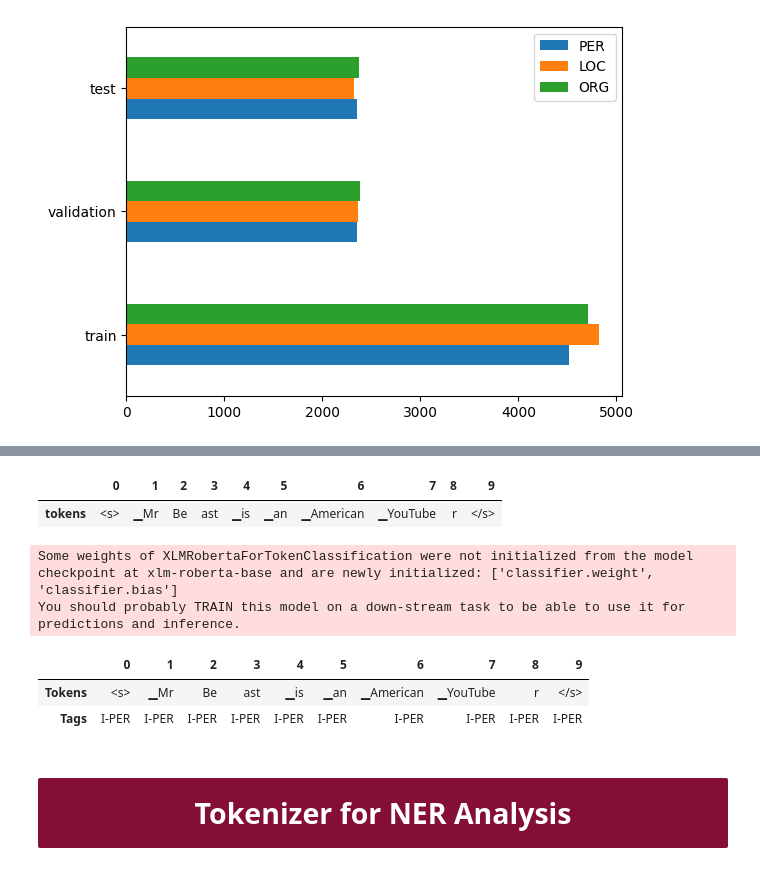
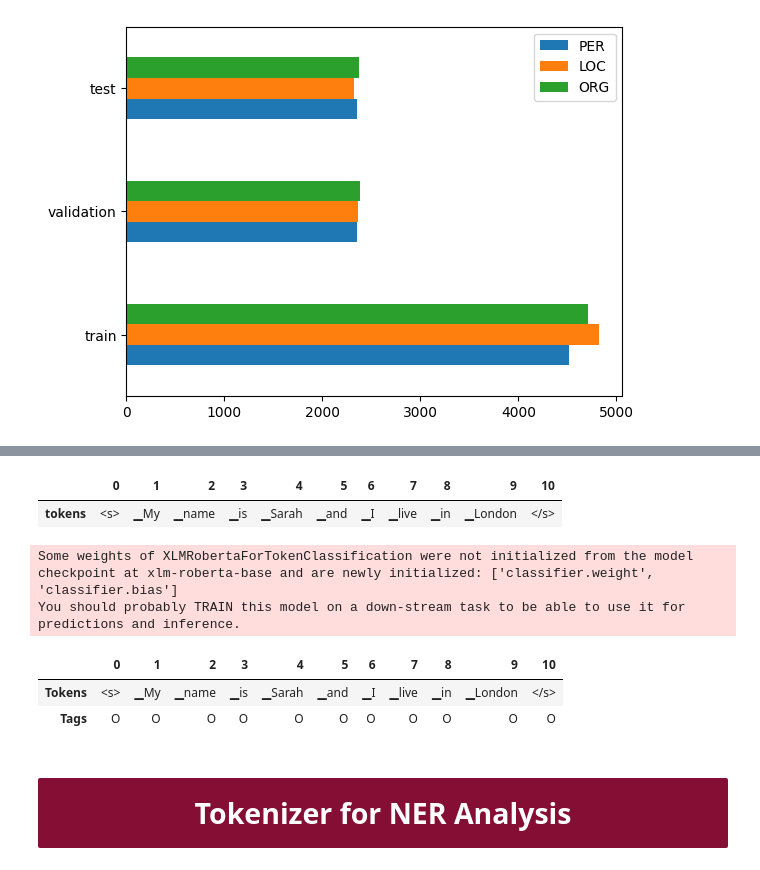
Before and after one commit to TirendazAcademy/Hugging-Face-Tutorials, a Jupyter notebook: Multilingual-NER-with-HuggingFace-and-Comet.ipynb, the cells around one changed output, grey strips where cells are left out. Saved outputs shown, nothing was run; the diff lists cells and outputs as text; code cells hidden in the pictures.

```diff
--- a/Multilingual-NER-with-HuggingFace-and-Comet.ipynb
+++ b/Multilingual-NER-with-HuggingFace-and-Comet.ipynb
@@ -123,14 +123,14 @@ from transformers import AutoTokenizer
 
 xlmr_tokenizer = AutoTokenizer.from_pretrained("xlm-roberta-base")
 # %%
-text = "MrBeast is an American YouTuber"
+text = "My name is Sarah and I live in London"
 
 xlmr_tokens = xlmr_tokenizer(text).tokens()
 
 pd.DataFrame([xlmr_tokens], index=["tokens"])
 # %% [output]
-|  | 0 | 1 | 2 | 3 | 4 | 5 | 6 | 7 | 8 | 9 |
-| tokens | <s> | ▁Mr | Be | ast | ▁is | ▁an | ▁American | ▁YouTube | r | </s> |
+|  | 0 | 1 | 2 | 3 | 4 | 5 | 6 | 7 | 8 | 9 | 10 |
+| tokens | <s> | ▁My | ▁name | ▁is | ▁Sarah | ▁and | ▁I | ▁live | ▁in | ▁London | </s> |
 # %%
 import torch
 from transformers import XLMRobertaForTokenClassification
@@ -163,9 +163,9 @@ def label_text(text, labels, model, tokenizer):
 # %%
 label_text(text, labels, xlmr_model, xlmr_tokenizer)
 # %% [output]
-|  | 0 | 1 | 2 | 3 | 4 | 5 | 6 | 7 | 8 | 9 |
-| Tokens | <s> | ▁Mr | Be | ast | ▁is | ▁an | ▁American | ▁YouTube | r | </s> |
-| Tags | I-PER | I-PER | I-PER | I-PER | I-PER | I-PER | I-PER | I-PER | I-PER | I-PER |
+|  | 0 | 1 | 2 | 3 | 4 | 5 | 6 | 7 | 8 | 9 | 10 |
+| Tokens | <s> | ▁My | ▁name | ▁is | ▁Sarah | ▁and | ▁I | ▁live | ▁in | ▁London | </s> |
+| Tags | O | O | O | O | O | O | O | O | O | O | O |
 # %% [markdown]
 # <b><div style='padding:15px;background-color:#850E35;color:white;border-radius:2px;font-size:110%;text-align: center'>Tokenizer for NER Analysis </div></b>
 # %%
```
Also changed, not shown: parts of 10 cells of this notebook.
